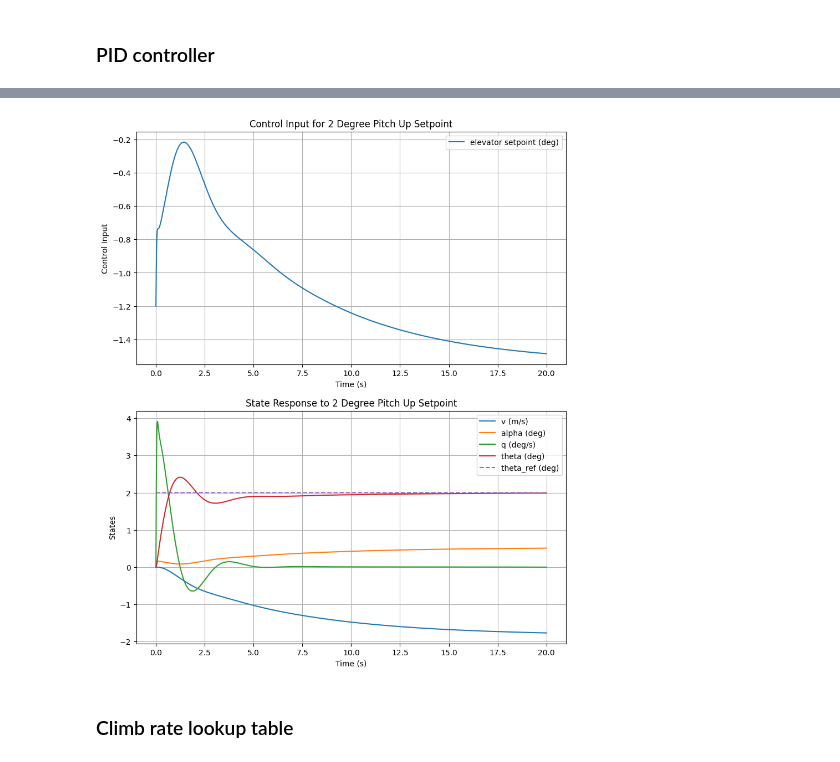
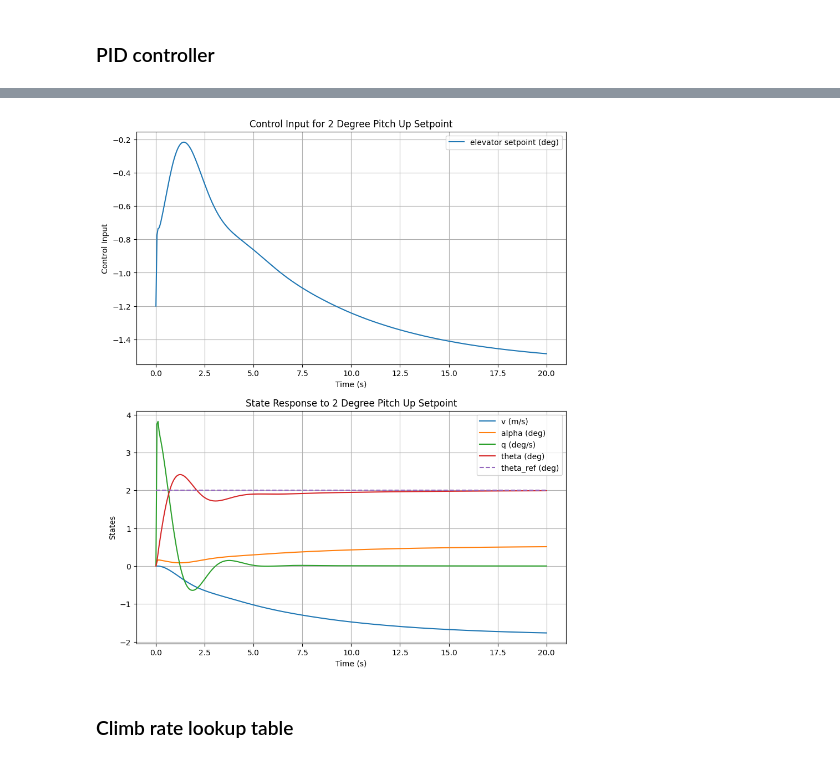
Before and after one commit to gregora/Wright, a Jupyter notebook: control_systems.ipynb, the cells around one changed output, grey strips where cells are left out. Cells and saved outputs as stored; diff of their text form; code cells hidden in the pictures.

Commit message:
Update to discrete systems

```diff
--- a/control_systems.ipynb
+++ b/control_systems.ipynb
@@ -32,13 +32,16 @@ D_gain = 0.12
 longitudinal_controller = ct.StateSpace(np.zeros((1,1)), np.array([0, 0, 1]), np.array([[-I_gain]]), np.array([[0, -D_gain, -P_gain]]))
 # %%
 longitudinal_feedback = ct.feedback(longitudinal_controller, longitudinal_linear, sign=-1)
+# convert to discrete time for stability analysis
+longitudinal_discrete = ct.sample_system(longitudinal_feedback, T)
 
-t = np.linspace(0, 20, 10000)
+# t has to be a multiple of the sampling time for the discrete system
+t = np.arange(0, 20, T)
 u = np.zeros((3, len(t)))
 u[2,:] = 2 * np.pi / 180
 
 # run longitudinal feedback with setpoint tracking
-t, y, x = ct.forced_response(longitudinal_feedback, T=t, U=u, return_states = True)
+t, y, x = ct.forced_response(longitudinal_discrete, T=t, U=u, return_states = True)
 
 print("Final states:")
 print("v (m/s):", x[1, -1])
@@ -87,4 +90,4 @@ Climb rate (m/s): 0.2735259938711549
-[figure, old version]
+[figure, new version]
 # %% [markdown]
 ### Climb rate lookup table
 # %%
```
Also changed, not shown: parts of 2 cells of this notebook.
